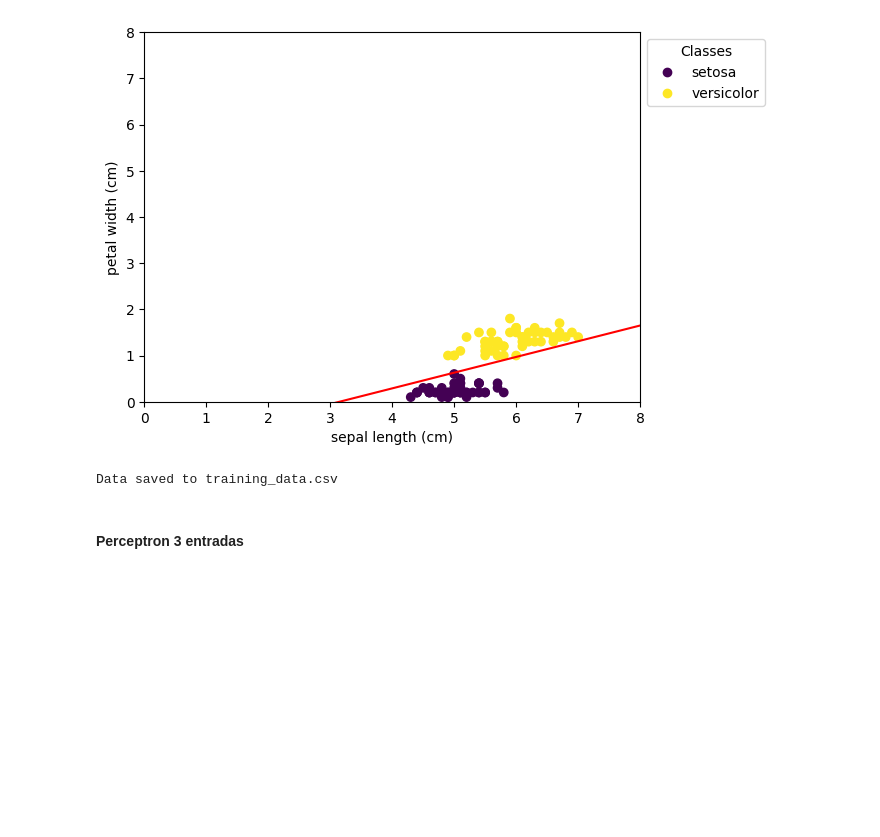
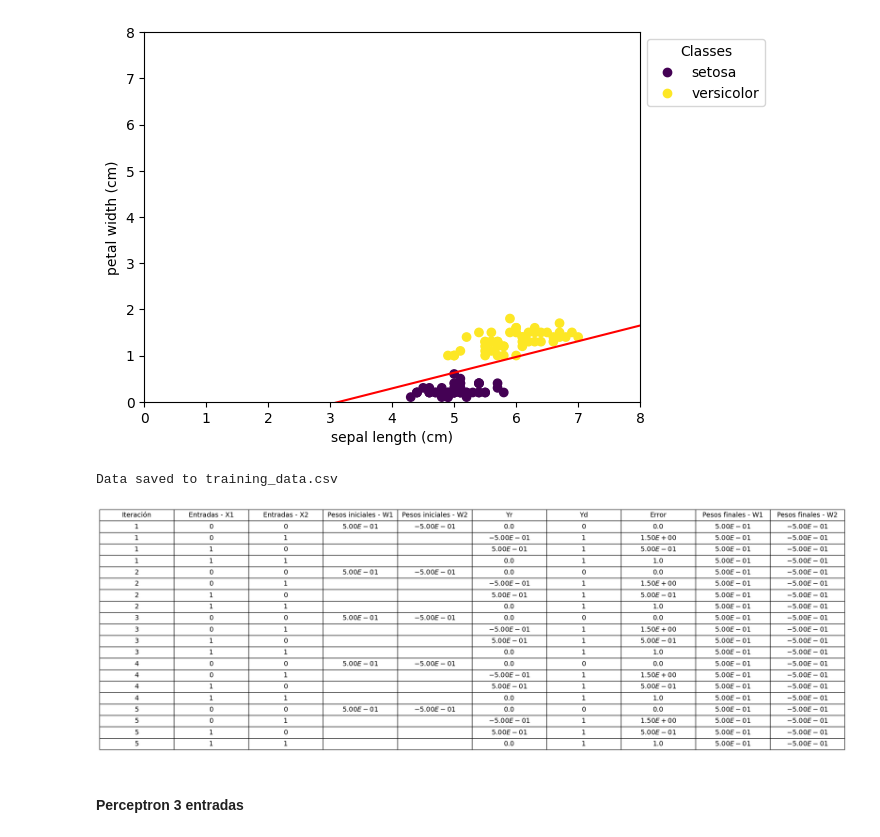
Before and after one commit to Cachaza/IA_LAB02_MLP, a Jupyter notebook: L2P1-Perceptron.ipynb, the cells around one changed output. Cells and saved outputs as stored; diff of their text form; code cells hidden in the pictures; blank space fills up the shorter version.

Commit message:
practica 1 mostrar tabla

```diff
--- a/L2P1-Perceptron.ipynb
+++ b/L2P1-Perceptron.ipynb
@@ -353,6 +354,92 @@ df.to_csv("training_data.csv", index=False)
 print("Data saved to training_data.csv")
 # %% [output]
 Data saved to training_data.csv
+# %%
+import pandas as pd
+import matplotlib.pyplot as plt
+
+# Definir los datos de entrenamiento
+X_train = [[0, 0], [0, 1], [1, 0], [1, 1]]
+y_train = [0, 1, 1, 1]
+
+# Definir la tasa de aprendizaje
+lr = 0.1
+
+# Definir las iteraciones
+iterations = 5
+
+# Inicializar una lista para almacenar los resultados
+results = []
+
+# Inicializar los pesos
+W = [0.5, -0.5]
+
+# Entrenar el perceptrón
+for i in range(iterations):
+    # Inicializar el error total en esta iteración
+    total_error = 0
+
+    for j, x in enumerate(X_train):
+        # Calcular la salida del perceptrón
+        yr = x[0]*W[0] + x[1]*W[1]
+
+        # Calcular la salida deseada
+        yd = y_train[j]
+
+        # Calcular el error
+        error = yd - yr
+
+        # Guardar los resultados de esta iteración
+        results.append({
+            "Iteración": i + 1,
+            "Entradas - X1": x[0],
+            "Entradas - X2": x[1],
+            "Pesos iniciales - W1": W[0] if j == 0 else "",
+            "Pesos iniciales - W2": W[1] if j == 0 else "",
+            "Yr": yr,
+            "Yd": yd,
+            "Error": error,
+            "Pesos finales - W1": W[0],
+            "Pesos finales - W2": W[1]
+        })
+
+        # Actualizar los pesos solo para la primera muestra en cada época
+        if j == 0:
+            W[0] += lr * error * x[0]
+            W[1] += lr * error * x[1]
+
+# Crear DataFrame
+df = pd.DataFrame(results)
+
+# Configurar el tamaño de la figura
+plt.figure(figsize=(14, 8))
+
+# Crear la tabla y personalizar el estilo
+table = plt.table(cellText=df.values, colLabels=df.columns, loc='center', cellLoc='center', colWidths=[0.1]*len(df.columns))
+table.auto_set_font_size(False)
+table.set_fontsize(14)
+table.scale(2, 2)  # Aumentar el tamaño de la tabla
+
+# Configurar el formato de la tabla para usar notación científica
+for (i, j), cell in table.get_celld().items():
+    if i > 0:  # Saltar la primera fila (encabezados de columna)
+        text = cell.get_text().get_text()
+        if text != '' and '.' in text:  # Saltar celdas vacías y valores enteros
+            try:
+                cell_value = float(text)
+                if cell_value.is_integer():  # Ignorar valores enteros
+                    continue
+                cell.get_text().set_text('${:.2E}$'.format(cell_value))
+            except ValueError:
+                pass
+
+# Ocultar ejes
+plt.axis('off')
+
+# Mostrar la imagen
+plt.show()
+# %% [output]
+[figure, added]
 # %% [markdown]
 #### Perceptron 3 entradas
 # %%
```
Also changed, not shown: parts of 2 cells of this notebook.
